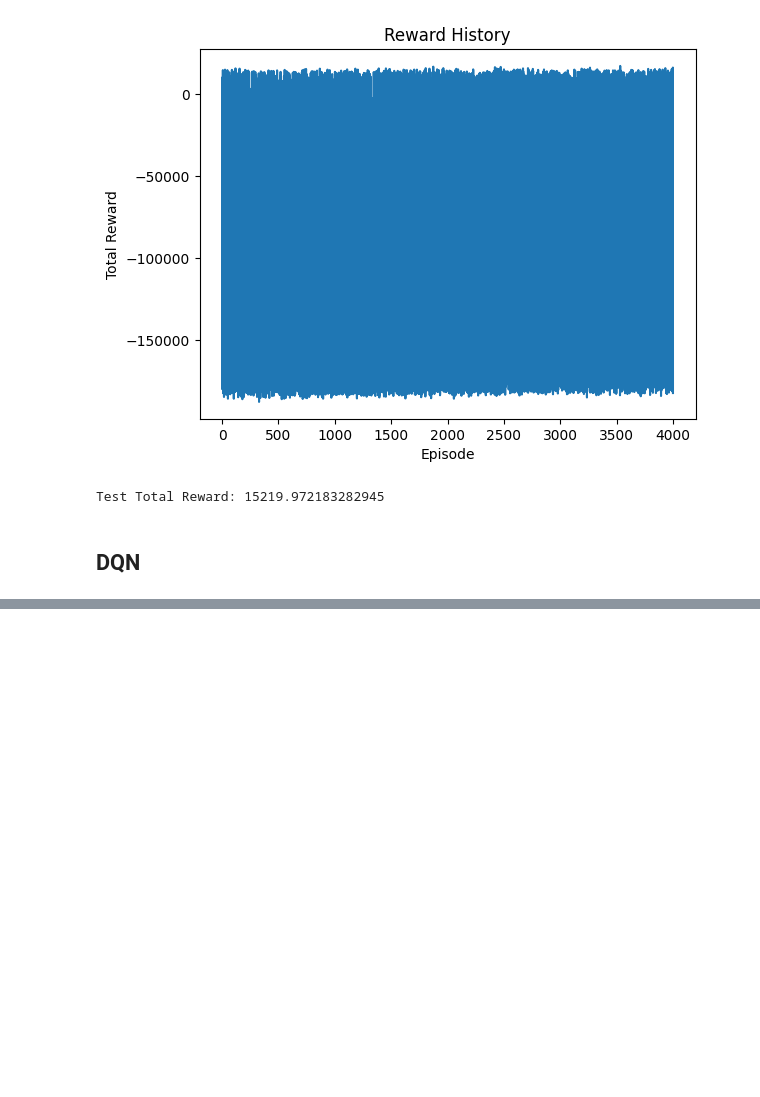
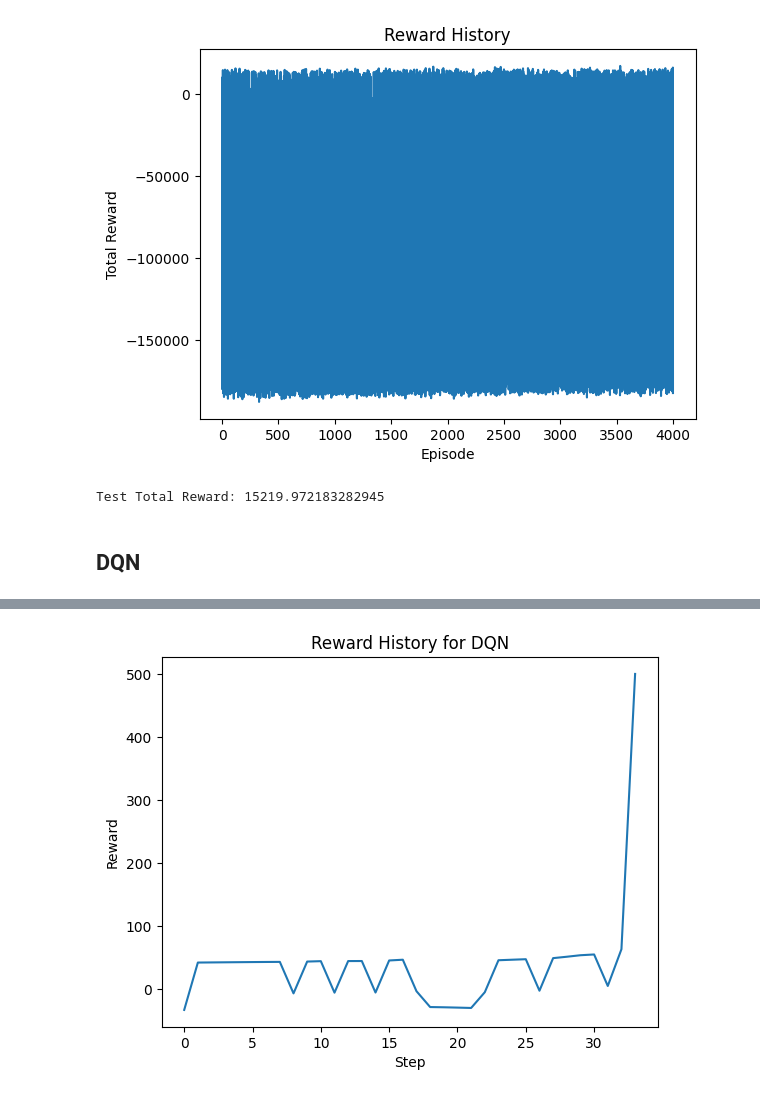
Before and after one commit to driessenslucas/researchproject, a Jupyter notebook: dqn-solution.ipynb, the cells around one changed output, grey strips where cells are left out. Drawn from its saved outputs; the diff is of its cells as text; code cells hidden in the pictures; blank space fills up the shorter version.

```diff
--- a/dqn-solution.ipynb
+++ b/dqn-solution.ipynb
@@ -911,0 +920,37 @@ agent.policy_model.save('./modelsDQN/DQN_RCmaze_v2.h5')
+# %%
+# try it out
+# load model
+env = RCMazeEnv()
+state = env.reset()
+
+env.init_pygame()
+
+REPLAY_MEMORY_CAPACITY = 20000
+POSSIBLE_ACTIONS = env.possible_actions
+
+# create DQN agent
+test_agent = DQAgent(replayCapacity=REPLAY_MEMORY_CAPACITY, inputShape=state.shape, outputShape=len(POSSIBLE_ACTIONS))
+
+
+from keras.models import load_model
+test_agent.policy_model = load_model('./modelsDQN/DQN_RCmaze_v2.h5')
+
+
+done = False
+
+rewards = []
+
+while not done:
+    env.render()
+    xd = state
+    qValues = test_agent.policy_network_predict(np.array([state]))
+    action = np.argmax(qValues[0])
+    state, reward, done = env.step(action)
+    rewards.append(reward)
+    env.render()
+    if done:
+        print('done in ', len(rewards), 'steps')
+        break
+env.close()
+print(sum(rewards))
+env.close_pygame()
@@ -911,0 +964,9 @@ agent.policy_model.save('./modelsDQN/DQN_RCmaze_v2.h5')
+# %%
+#plot rewards and distance to goal
+plt.plot(rewards)
+plt.xlabel('Step')
+plt.ylabel('Reward')
+plt.title('Reward History for DQN')
+plt.show()
+# %% [output]
+[figure, added]
```
Also changed, not shown: parts of 6 cells of this notebook, 2 other files.
